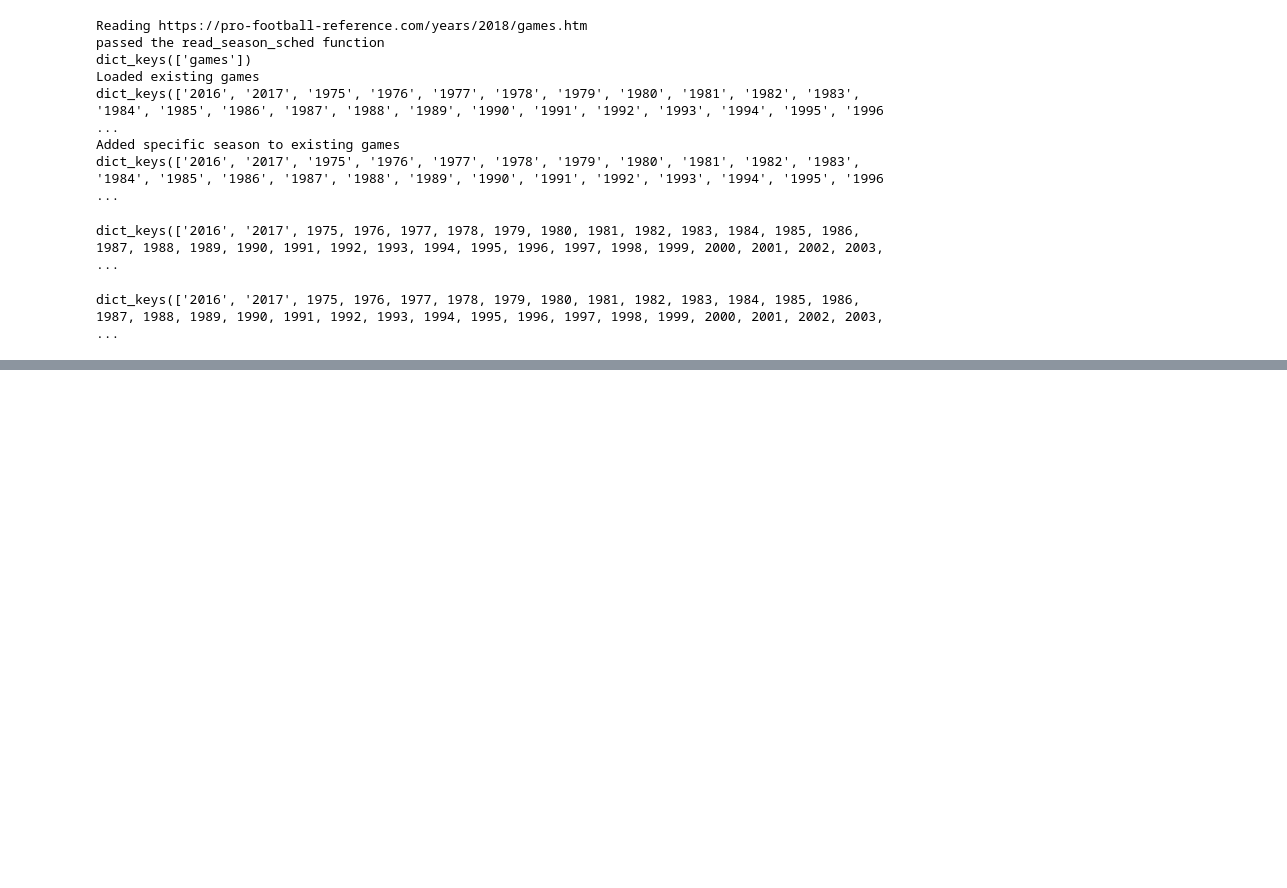
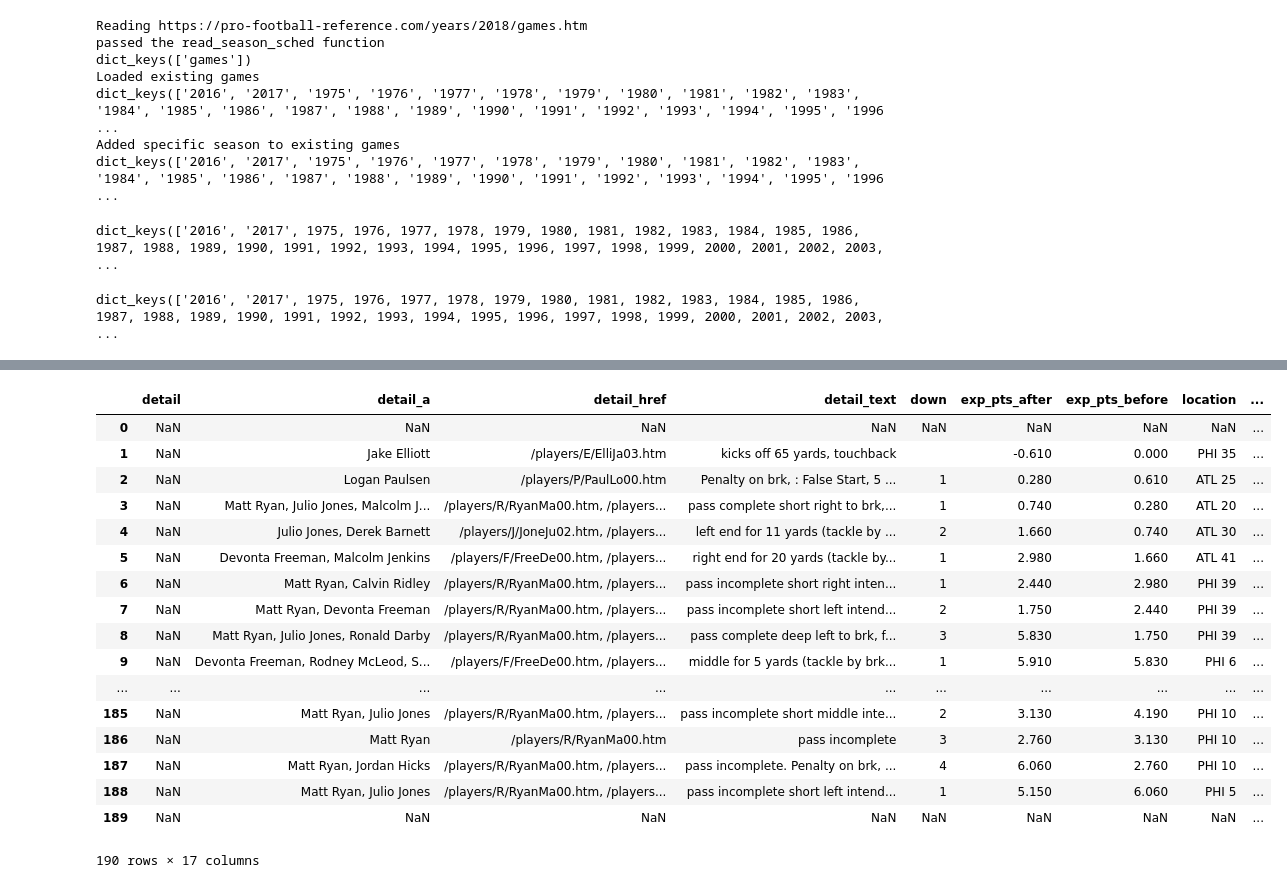
Before and after one commit to ewelchman/football_analytics, a Jupyter notebook: weekly_update/update_pfr_things.ipynb, the cells around one changed output, grey strips where cells are left out. Saved outputs shown, nothing was run; the diff lists cells and outputs as text; code cells hidden in the pictures; blank space fills up the shorter version.

```diff
--- a/weekly_update/update_pfr_things.ipynb
+++ b/weekly_update/update_pfr_things.ipynb
@@ -125,0 +374,32 @@ dict_keys(['2016', '2017', 1975, 1976, 1977, 1978, 1979, 1980, 1981, 1982, 1983,
+# %%
+# Extract parsed play-by-play from all of the individual boxscores
+
+boxscore_path = '/home/welced12/googledrive/nfl_data/devl/pfr_boxscores'
+
+gamepages = [
+    f for f in os.listdir(boxscore_path)
+    if os.path.isfile(os.path.join(boxscore_path, f))
+]
+# Open json file, extracting play-by-play table
+with open(os.path.join(boxscore_path,gamepages[0]), 'r') as f:
+    g_dict = json.load(f)
+pd.DataFrame(g_dict['pbp'])
+# %% [output]
+|  | detail | detail_a | detail_href | detail_text | down | exp_pts_after | exp_pts_before | location | ... |
+| 0 | NaN | NaN | NaN | NaN | NaN | NaN | NaN | NaN | ... |
+| 1 | NaN | Jake Elliott | /players/E/ElliJa03.htm | kicks off 65 yards, touchback |  | -0.610 | 0.000 | PHI 35 | ... |
+| 2 | NaN | Logan Paulsen | /players/P/PaulLo00.htm | Penalty on brk, : False Start, 5 ... | 1 | 0.280 | 0.610 | ATL 25 | ... |
+| 3 | NaN | Matt Ryan, Julio Jones, Malcolm J... | /players/R/RyanMa00.htm, /players... | pass complete short right to brk,... | 1 | 0.740 | 0.280 | ATL 20 | ... |
+| 4 | NaN | Julio Jones, Derek Barnett | /players/J/JoneJu02.htm, /players... | left end for 11 yards (tackle by ... | 2 | 1.660 | 0.740 | ATL 30 | ... |
+| 5 | NaN | Devonta Freeman, Malcolm Jenkins | /players/F/FreeDe00.htm, /players... | right end for 20 yards (tackle by... | 1 | 2.980 | 1.660 | ATL 41 | ... |
+| 6 | NaN | Matt Ryan, Calvin Ridley | /players/R/RyanMa00.htm, /players... | pass incomplete short right inten... | 1 | 2.440 | 2.980 | PHI 39 | ... |
+| 7 | NaN | Matt Ryan, Devonta Freeman | /players/R/RyanMa00.htm, /players... | pass incomplete short left intend... | 2 | 1.750 | 2.440 | PHI 39 | ... |
+| 8 | NaN | Matt Ryan, Julio Jones, Ronald Darby | /players/R/RyanMa00.htm, /players... | pass complete deep left to brk, f... | 3 | 5.830 | 1.750 | PHI 39 | ... |
+| 9 | NaN | Devonta Freeman, Rodney McLeod, S... | /players/F/FreeDe00.htm, /players... | middle for 5 yards (tackle by brk... | 1 | 5.910 | 5.830 | PHI 6 | ... |
+| ... | ... | ... | ... | ... | ... | ... | ... | ... | ... |
+| 185 | NaN | Matt Ryan, Julio Jones | /players/R/RyanMa00.htm, /players... | pass incomplete short middle inte... | 2 | 3.130 | 4.190 | PHI 10 | ... |
+| 186 | NaN | Matt Ryan | /players/R/RyanMa00.htm | pass incomplete | 3 | 2.760 | 3.130 | PHI 10 | ... |
+| 187 | NaN | Matt Ryan, Jordan Hicks | /players/R/RyanMa00.htm, /players... | pass incomplete. Penalty on brk, ... | 4 | 6.060 | 2.760 | PHI 10 | ... |
+| 188 | NaN | Matt Ryan, Julio Jones | /players/R/RyanMa00.htm, /players... | pass incomplete short left intend... | 1 | 5.150 | 6.060 | PHI 5 | ... |
+| 189 | NaN | NaN | NaN | NaN | NaN | NaN | NaN | NaN | ... |
+190 rows × 17 columns
```
Also changed, not shown: parts of 10 cells of this notebook, 6 other files.
